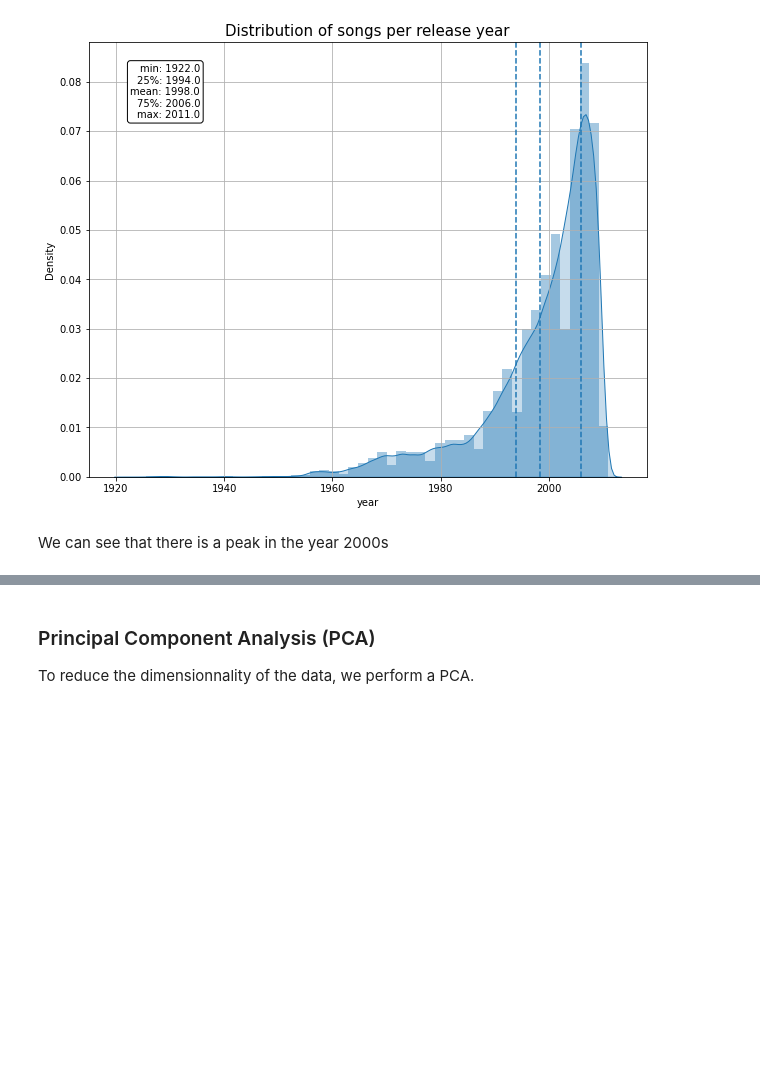
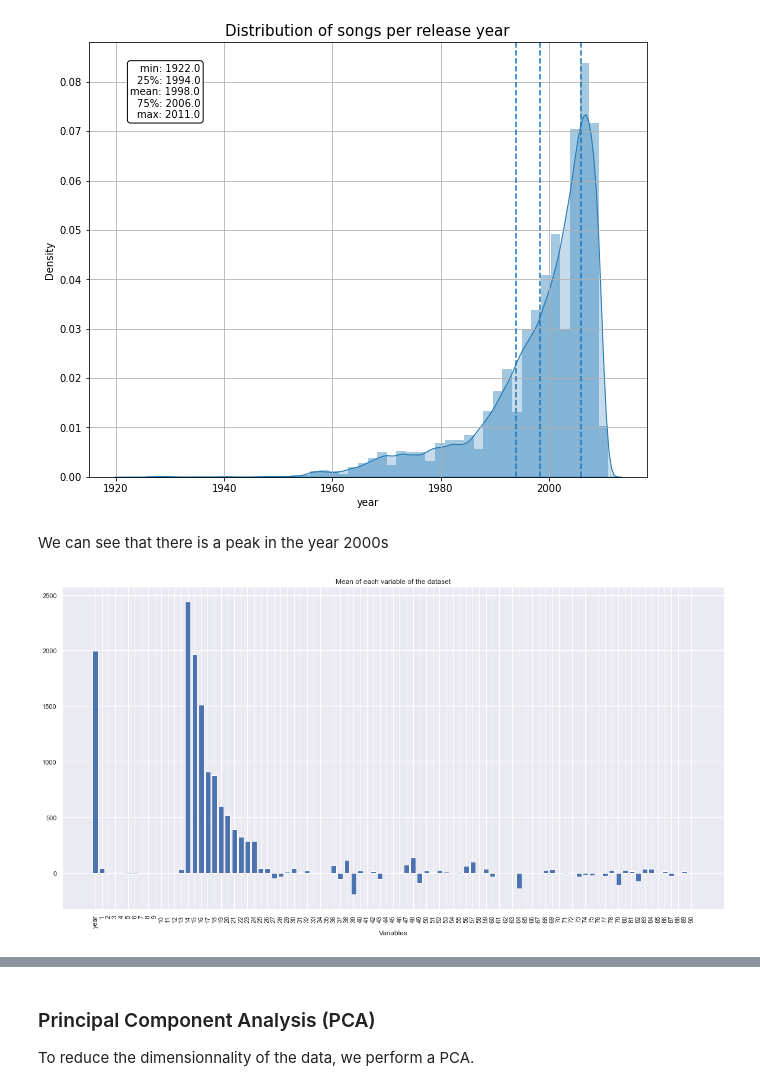
Before and after one commit to acharruey/YearPredictionMSD-Machine-Learning, a Jupyter notebook: FinalProject.ipynb, the cells around one changed output, grey strips where cells are left out. Cells and saved outputs as stored; diff of their text form; code cells hidden in the pictures; blank space fills up the shorter version.

```diff
--- a/FinalProject.ipynb
+++ b/FinalProject.ipynb
@@ -90,3 +90,11 @@ ax.text(0.20, 0.95, box, transform=ax.transAxes, fontsize=10, va='top', ha="righ
 [figure]
 # %% [markdown]
 We can see that there is a peak in the year 2000s
+# %%
+fig, ax = plt.subplots(figsize=(20,10))
+ax.bar(df.columns.map(str), df.mean().values)
+ax.set_xlabel('Variables')
+plt.xticks(rotation = 90)
+plt.title('Mean of each variable of the dataset');
+# %% [output]
+[figure, added]
```
Also changed, not shown: parts of 16 cells of this notebook.
